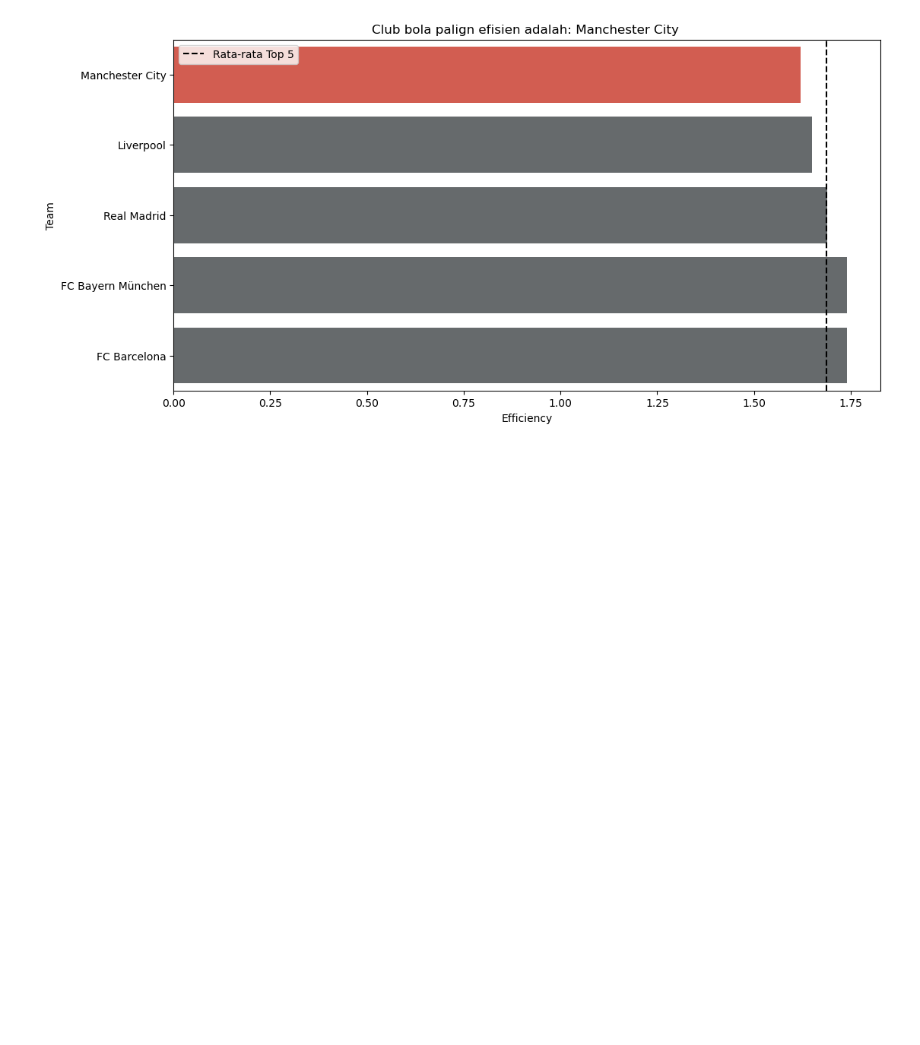
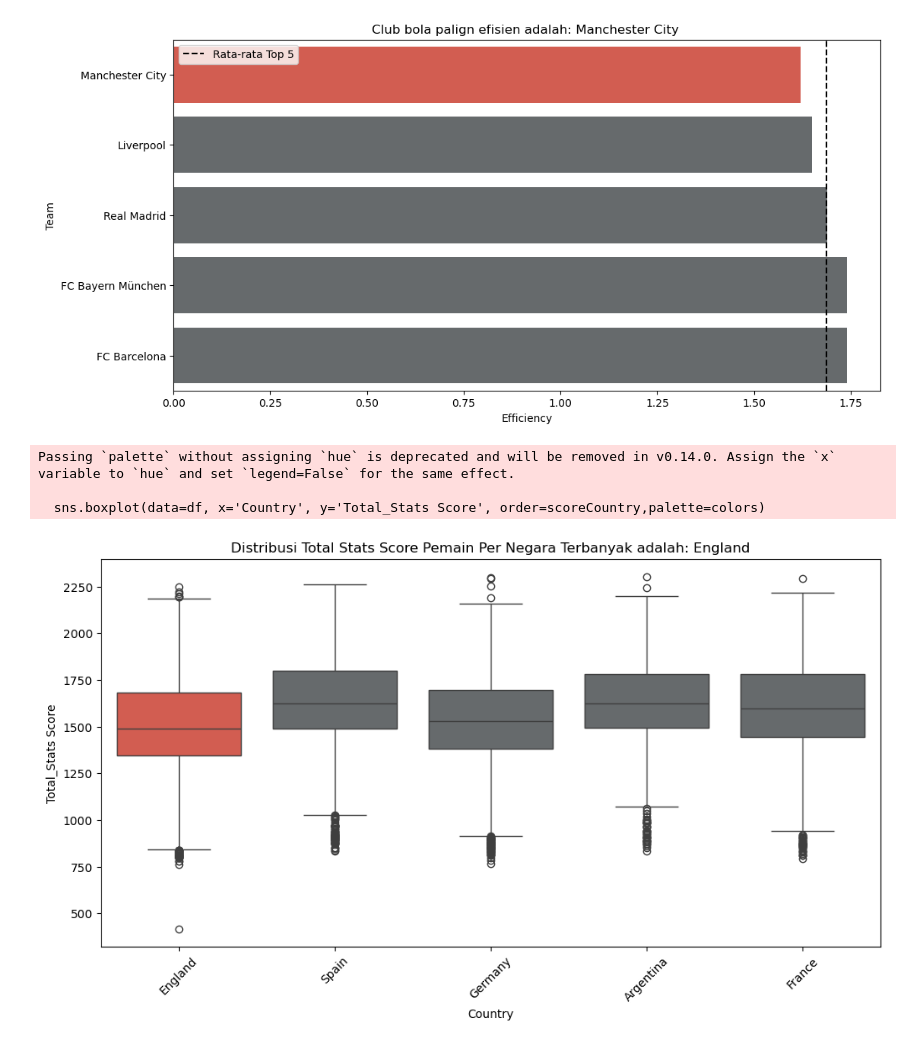
Before and after one commit to HafidzAfrieno/Project-Data-Analyst-Part-1, a Jupyter notebook: fifa_player_analyst.ipynb, the cells around one changed output. Saved outputs shown, nothing was run; the diff lists cells and outputs as text; code cells hidden in the pictures; blank space fills up the shorter version.

```diff
--- a/fifa_player_analyst.ipynb
+++ b/fifa_player_analyst.ipynb
@@ -368,3 +367,19 @@ Passing `palette` without assigning `hue` is deprecated and will be removed in v
 
   sns.barplot(data=tim_paling_efisien, y='Team', x='Efficiency', palette=colors)
 [figure]
+# %%
+#Soal nomor 3
+scoreCountry = df.groupby('Country')[['Total_Stats Score']].sum().sort_values(by='Total_Stats Score',ascending=False).head(5).index
+country = scoreCountry[0]
+colors = ['#e74c3c' if (x == country) else "#656a6d" for x in scoreCountry]
+# %%
+plt.figure(figsize=(12, 6))
+sns.boxplot(data=df, x='Country', y='Total_Stats Score', order=scoreCountry,palette=colors)
+plt.title(f'Distribusi Total Stats Score Pemain Per Negara Terbanyak adalah: {scoreCountry[0]}')
+plt.xticks(rotation=45)
+plt.show()
+# %% [output]
+Passing `palette` without assigning `hue` is deprecated and will be removed in v0.14.0. Assign the `x` variable to `hue` and set `legend=False` for the same effect.
+
+  sns.boxplot(data=df, x='Country', y='Total_Stats Score', order=scoreCountry,palette=colors)
+[figure, added]
```
Also changed, not shown: parts of 2 cells of this notebook.
